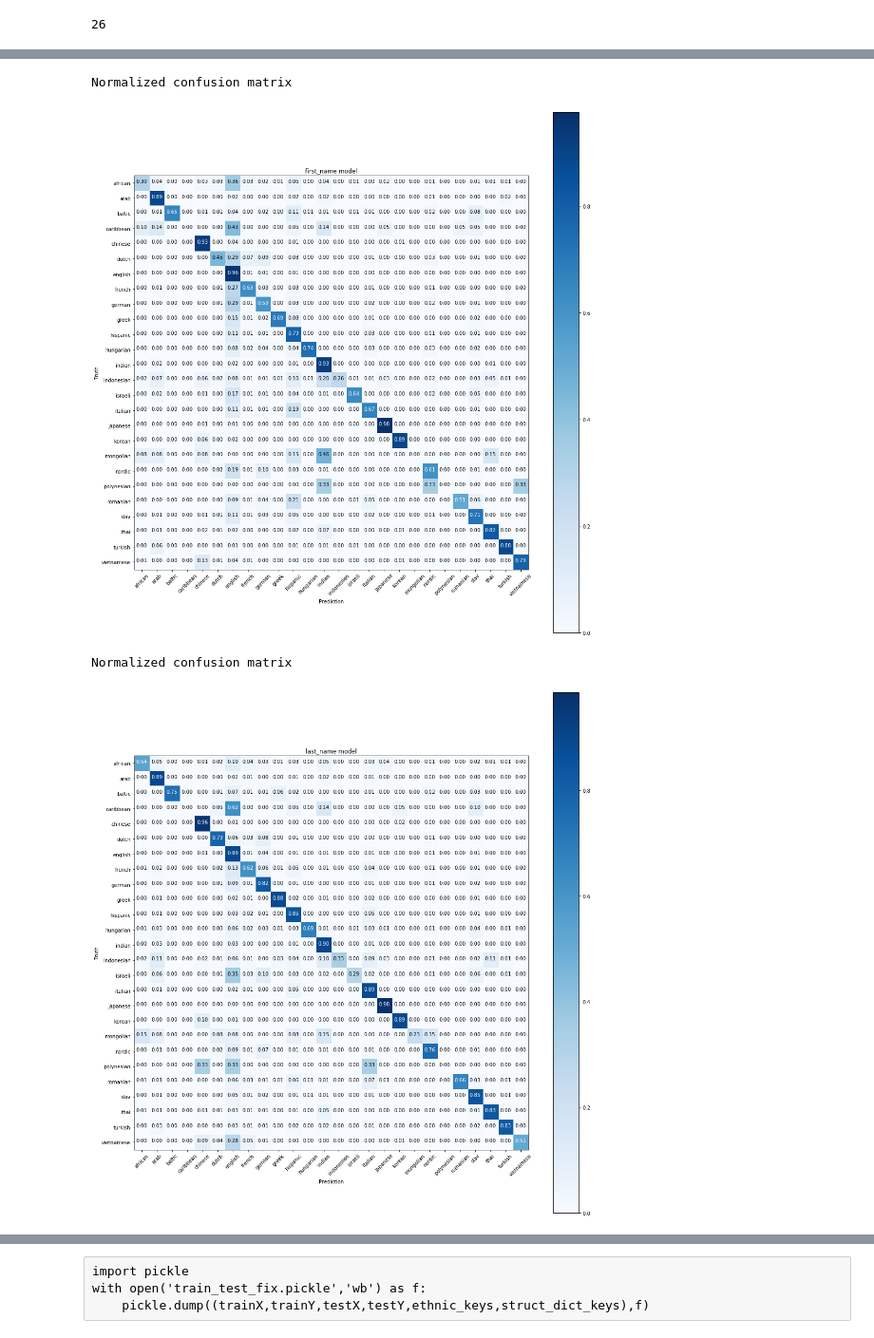
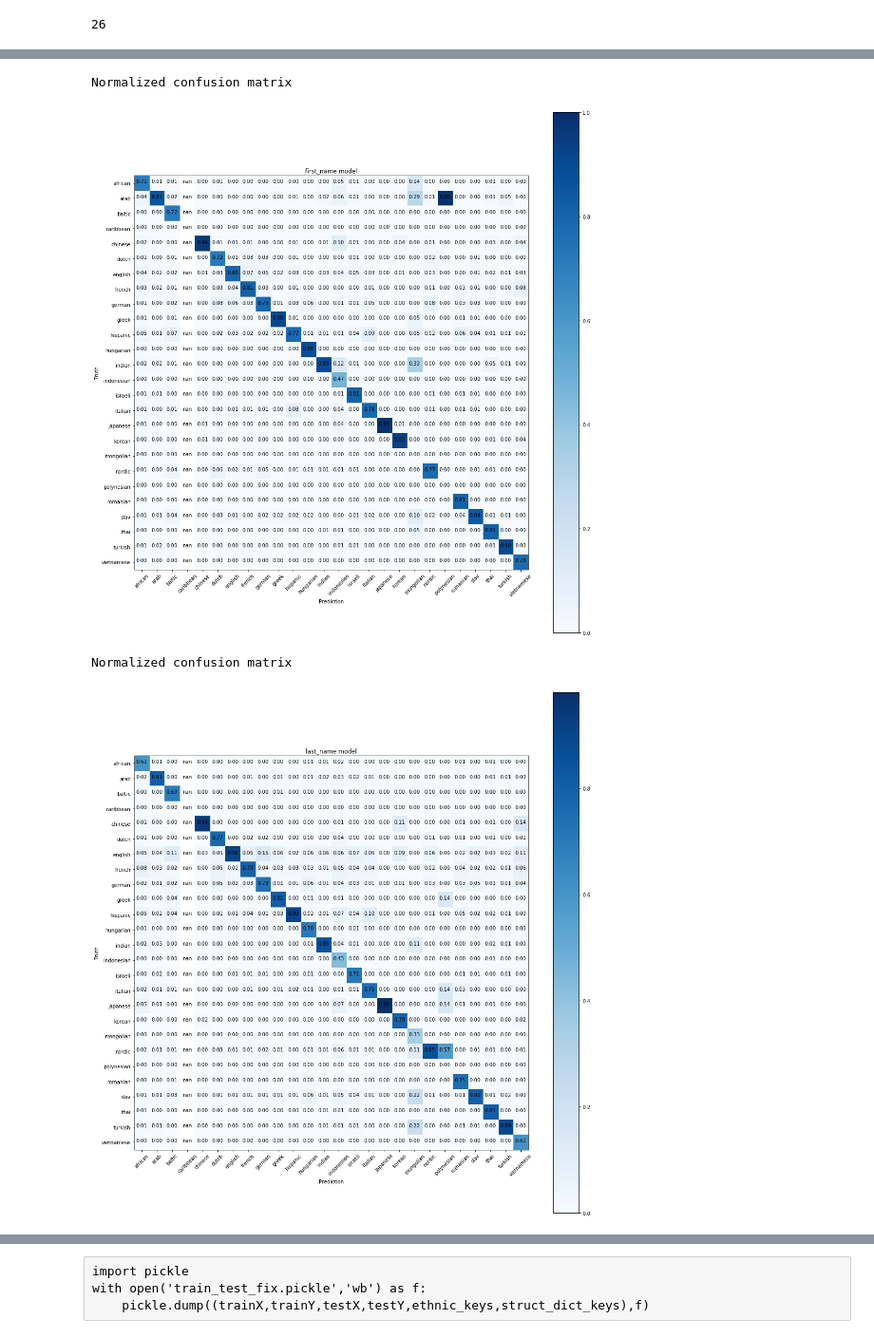
Before and after one commit to nikolausn/is592-word-embedding-dnn, a Jupyter notebook: ethnicity-dnn-experiment-week05-bigram-integration-lstm-full-embedding.ipynb, the cells around one changed output, grey strips where cells are left out. Shown at 95% size. Drawn from its saved outputs; the diff is of its cells as text; code cells hidden in the pictures.

```diff
--- a/ethnicity-dnn-experiment-week05-bigram-integration-lstm-full-embedding.ipynb
+++ b/ethnicity-dnn-experiment-week05-bigram-integration-lstm-full-embedding.ipynb
@@ -801,0 +858,39 @@ with open('evaluation-2.pickle','rb') as file:
+# %%
+def conf_table(pred_class,testY):
+    cnf_matrix = confusion_matrix(testY,pred)
+    precision = cnf_matrix.astype('float') / cnf_matrix.sum(axis=0)[np.newaxis,:]
+    recall = cnf_matrix.astype('float') / cnf_matrix.sum(axis=1)[:, np.newaxis]
+    prec_df = pd.DataFrame(index=ethnic_keys)
+    prec_df["precision"] = None
+    prec_df["recall"] = None
+    prec_list = []
+    recall_list = []
+    second_prec = [[],[],[]]
+    second_recall = [[],[],[]]
+    for i,key in enumerate(ethnic_keys):
+        #df_row = {'precision': precision[i,i],'recall':recall[i,i]}
+        #prec_df.iloc[i].map(df_row)
+        prec_list.append(precision[i,i])
+        recall_list.append(recall[i,i])
+        for j in range(3):
+            t =  np.argsort(precision[:,i])[::-1][j]
+            et = np.array(ethnic_keys)[t]
+            etval = precision[t,i]
+            second_prec[j].append((et,etval))
+            t =  np.argsort(recall[i])[::-1][j]
+            et = np.array(ethnic_keys)[t]
+            etval = recall[i,t]
+            second_recall[j].append((et,etval))
+        #prec_df.iloc[i,'precision'] = precision[i,i]
+    prec_df['precision'] = prec_list
+    prec_df['recall'] = recall_list
+    for i, prec_tmp in enumerate(second_prec):
+        prec_df["precision-{}".format(i+1)] = prec_tmp
+    for i, rec_tmp in enumerate(second_recall):
+        prec_df["recall-{}".format(i+1)] = rec_tmp
+    return prec_df
+# %%
+from IPython.display import display
+for i,pred in enumerate(pred_class):
+    print("Precision {}".format(index[i]))
+    display(conf_table(pred,testY))
@@ -812,7 +1029,7 @@ def plot_confusion_matrix(cm, classes,
     Normalization can be applied by setting `normalize=True`.
     """
     if normalize:
-        cm = cm.astype('float') / cm.sum(axis=1)[:, np.newaxis]
+        cm = cm.astype('float') / cm.sum(axis=0)[ np.newaxis,:]
         print("Normalized confusion matrix")
     else:
         print('Confusion matrix, without normalization')
@@ -836,8 +1053,6 @@ def plot_confusion_matrix(cm, classes,
     plt.tight_layout()
     plt.ylabel('Truth')
     plt.xlabel('Prediction')
-# %%
-test_labels = np.array([np.argsort(x)[::-1][0] for x in testY])
 # %%
 for i,x in enumerate(np.array(pred_class)):
     print("{} : {}".format(index[i],np.sum(x==test_labels)/len(test_labels)))
@@ -866,18 +1081,18 @@ array([ 4,  6, 22, ...,  8,  6,  6])
 # %%
 # Compute confusion matrix
 for i in range(6):
-    cnf_matrix = confusion_matrix(test_labels,pred_class[i])
+    cnf_matrix = confusion_matrix(testY,pred_class[i])
     np.set_printoptions(precision=2)
 
     # Plot normalized confusion matrix
     plt.figure(figsize=(15,15))
     plot_confusion_matrix(cnf_matrix, classes=ethnic_keys, normalize=True,
                           title="{} model".format(index[i]))
 
     plt.show()
 # %% [output]
 Normalized confusion matrix
-[figure, old version]
+[figure, new version]
 Normalized confusion matrix
-[figure, old version]
+[figure, new version]
 Normalized confusion matrix
```
Also changed, not shown: parts of 14 cells of this notebook, 13 other files.
